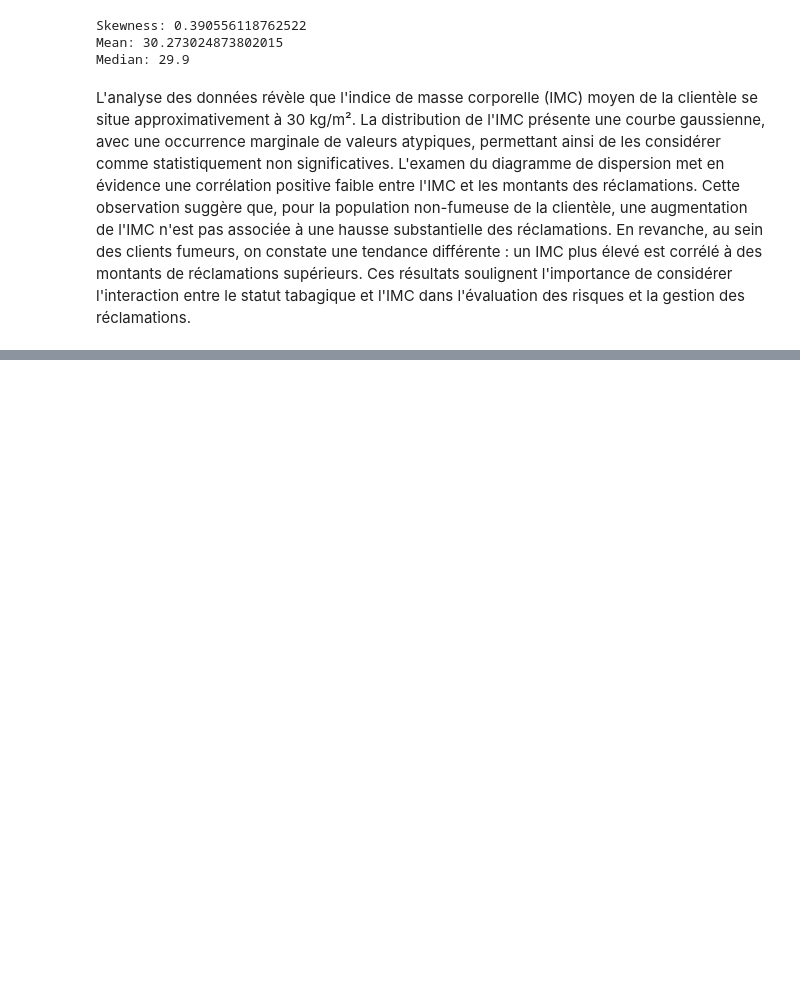
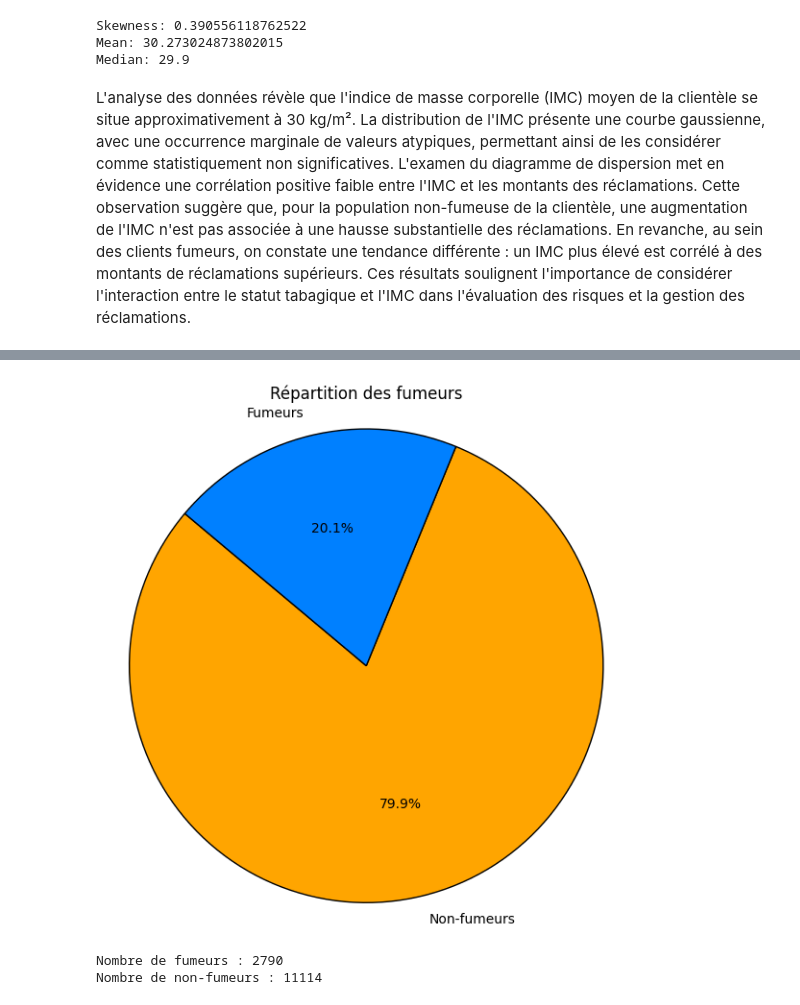
Before and after one commit to marina-decker/Analyse_de_donnees---health_insurrance, a Jupyter notebook: health_insurance.ipynb, the cells around one changed output, grey strips where cells are left out. Drawn from its saved outputs; the diff is of its cells as text; code cells hidden in the pictures; blank space fills up the shorter version.

```diff
--- a/health_insurance.ipynb
+++ b/health_insurance.ipynb
@@ -42,6 +119,7 @@ app = dash.Dash(__name__)
 # %%
 # Lecture des données depuis le fichier CSV
-df = pd.read_csv('healthinsurance.csv')
+df_original = pd.read_csv('healthinsurance.csv')
+df = df_original.copy()  # Copie du DataFrame d'origine pour les possibles transformations futures
 print(df)
 # %% [output]
         age     sex  weight   bmi hereditary_diseases  no_of_dependents  \
@@ -407,0 +508,25 @@ Ces résultats soulignent l'importance de considérer l'interaction entre le sta
+# %%
+# Compter le nombre de fumeurs et de non-fumeurs
+count_smokers = df['smoker'].value_counts()
+
+# Labels et tailles pour le graphique
+labels = ['Non-fumeurs', 'Fumeurs']
+sizes = [count_smokers[0], count_smokers[1]]  # 0 pour Non-fumeurs, 1 pour Fumeurs
+colors = ['#FFA500', '#0080FF']
+
+# Création du diagramme en camembert
+plt.figure(figsize=(7,7))
+plt.pie(sizes, labels=labels, colors=colors, autopct='%1.1f%%', startangle=140, wedgeprops={'edgecolor': 'black'})
+
+# Légende et affichage
+plt.title('Répartition des fumeurs')
+plt.axis('equal')
+plt.show()
+
+# Afficher le nombre de fumeurs et non-fumeurs
+print(f"Nombre de fumeurs : {count_smokers[1]}")
+print(f"Nombre de non-fumeurs : {count_smokers[0]}")
+# %% [output]
+[figure, added]
+Nombre de fumeurs : 2790
+Nombre de non-fumeurs : 11114
```
Also changed, not shown: parts of 59 cells of this notebook.
